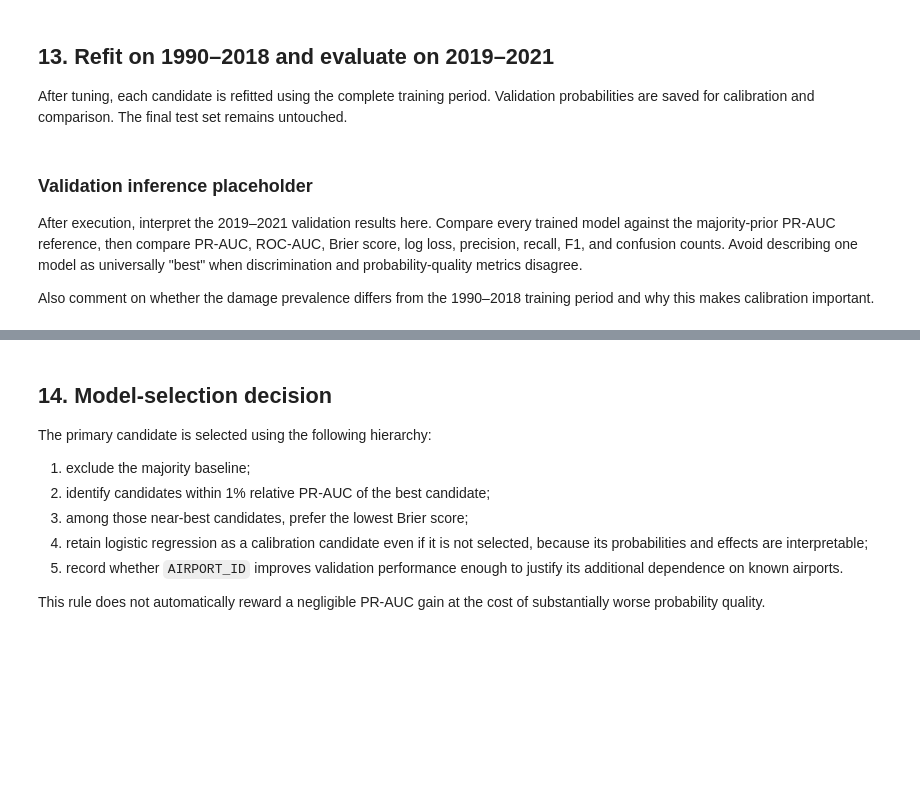
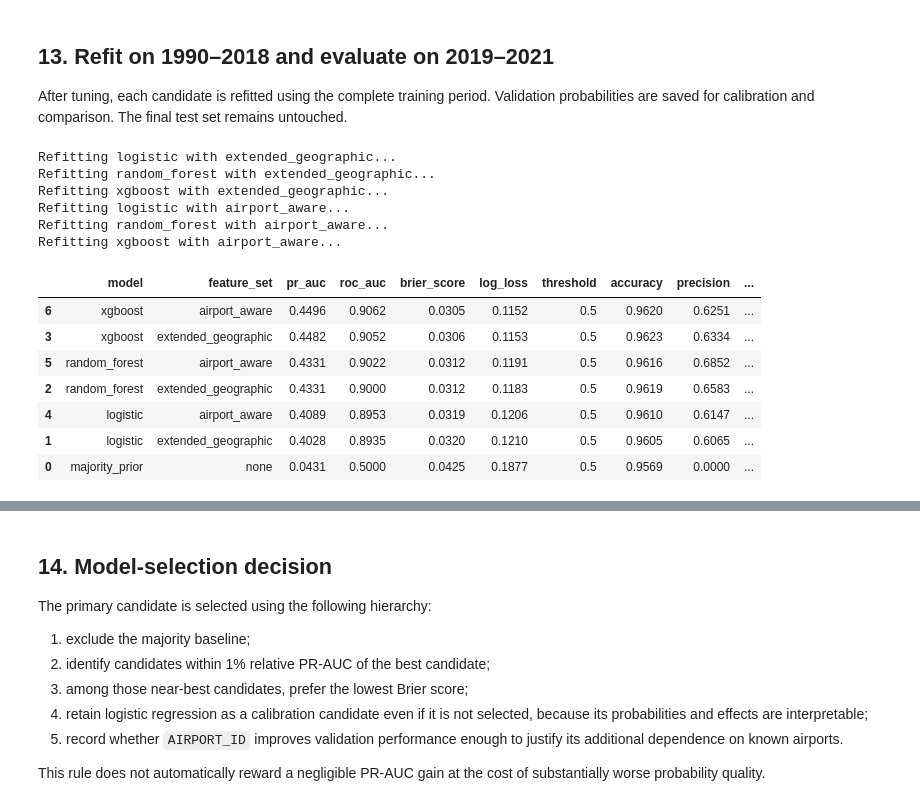
Before and after one commit to Gdfhf/faa-wildlife-strike-damage-analysis, a Jupyter notebook: notebooks/05_damage_modelling_updated.ipynb, the cells around one changed output, grey strips where cells are left out. Saved outputs shown, nothing was run; the diff lists cells and outputs as text; code cells hidden in the pictures; blank space fills up the shorter version.

```diff
--- a/notebooks/05_damage_modelling_updated.ipynb
+++ b/notebooks/05_damage_modelling_updated.ipynb
@@ -1183,6 +1889,7 @@ for (model_name, feature_set_name), params in best_settings.items():
         "model": model_name,
         "feature_set": feature_set_name,
         "threshold": 0.50,
+        "accuracy": report["accuracy"],
         "damage_precision": report["1"]["precision"],
         "damage_recall": report["1"]["recall"],
         "damage_f1": report["1"]["f1-score"],
@@ -1246,38 +1977,59 @@ for feature_set_name, features in FEATURE_SETS.items():
         f1_threshold = float(
             candidate_thresholds.loc[
                 candidate_thresholds["rule"].eq("maximum_validation_f1"),
                 "threshold"
             ].iloc[0]
         )
 
         row = {
             "model": model_name,
             "feature_set": feature_set_name,
-            **probability_metrics(y_validation, probabilities),
-            **threshold_metrics(y_validation, probabilities, f1_threshold),
+
+            # Threshold-independent probability/discrimination metrics
+            **probability_metrics(
+                y_validation,
+                probabilities
+            ),
+
+            # Common 0.50 threshold for fair classification comparison
+            **threshold_metrics(
+                y_validation,
+                probabilities,
+                threshold=0.50
+            ),
+
             "best_parameters": json.dumps(
                 best_settings[(model_name, feature_set_name)],
                 sort_keys=True
             ),
         }
         validation_rows.append(row)
 
 validation_results = pd.DataFrame(validation_rows)
 validation_results.to_csv(
     OUTPUT_DIR / "validation_model_comparison.csv", index=False
 )
 validation_predictions.to_csv(
     OUTPUT_DIR / "validation_probability_predictions.csv", index=False
 )
 
 display(
     validation_results.sort_values(
         ["pr_auc", "brier_score"], ascending=[False, True]
     ).round(4)
 )
+# %% [output]
+Refitting logistic with extended_geographic...
+Refitting random_forest with extended_geographic...
+Refitting xgboost with extended_geographic...
+Refitting logistic with airport_aware...
+Refitting random_forest with airport_aware...
+Refitting xgboost with airport_aware...
+|  | model | feature_set | pr_auc | roc_auc | brier_score | log_loss | threshold | accuracy | precision | ... |
+| 6 | xgboost | airport_aware | 0.4496 | 0.9062 | 0.0305 | 0.1152 | 0.5 | 0.9620 | 0.6251 | ... |
+| 3 | xgboost | extended_geographic | 0.4482 | 0.9052 | 0.0306 | 0.1153 | 0.5 | 0.9623 | 0.6334 | ... |
+| 5 | random_forest | airport_aware | 0.4331 | 0.9022 | 0.0312 | 0.1191 | 0.5 | 0.9616 | 0.6852 | ... |
+| 2 | random_forest | extended_geographic | 0.4331 | 0.9000 | 0.0312 | 0.1183 | 0.5 | 0.9619 | 0.6583 | ... |
+| 4 | logistic | airport_aware | 0.4089 | 0.8953 | 0.0319 | 0.1206 | 0.5 | 0.9610 | 0.6147 | ... |
+| 1 | logistic | extended_geographic | 0.4028 | 0.8935 | 0.0320 | 0.1210 | 0.5 | 0.9605 | 0.6065 | ... |
+| 0 | majority_prior | none | 0.0431 | 0.5000 | 0.0425 | 0.1877 | 0.5 | 0.9569 | 0.0000 | ... |
-# %% [markdown]
-### Validation inference placeholder
-
-After execution, interpret the 2019–2021 validation results here. Compare every trained model against the majority-prior PR-AUC reference, then compare PR-AUC, ROC-AUC, Brier score, log loss, precision, recall, F1, and confusion counts. Avoid describing one model as universally "best" when discrimination and probability-quality metrics disagree.
-
-Also comment on whether the damage prevalence differs from the 1990–2018 training period and why this makes calibration important.
```
Also changed, not shown: parts of 62 cells of this notebook, 13 other files.
